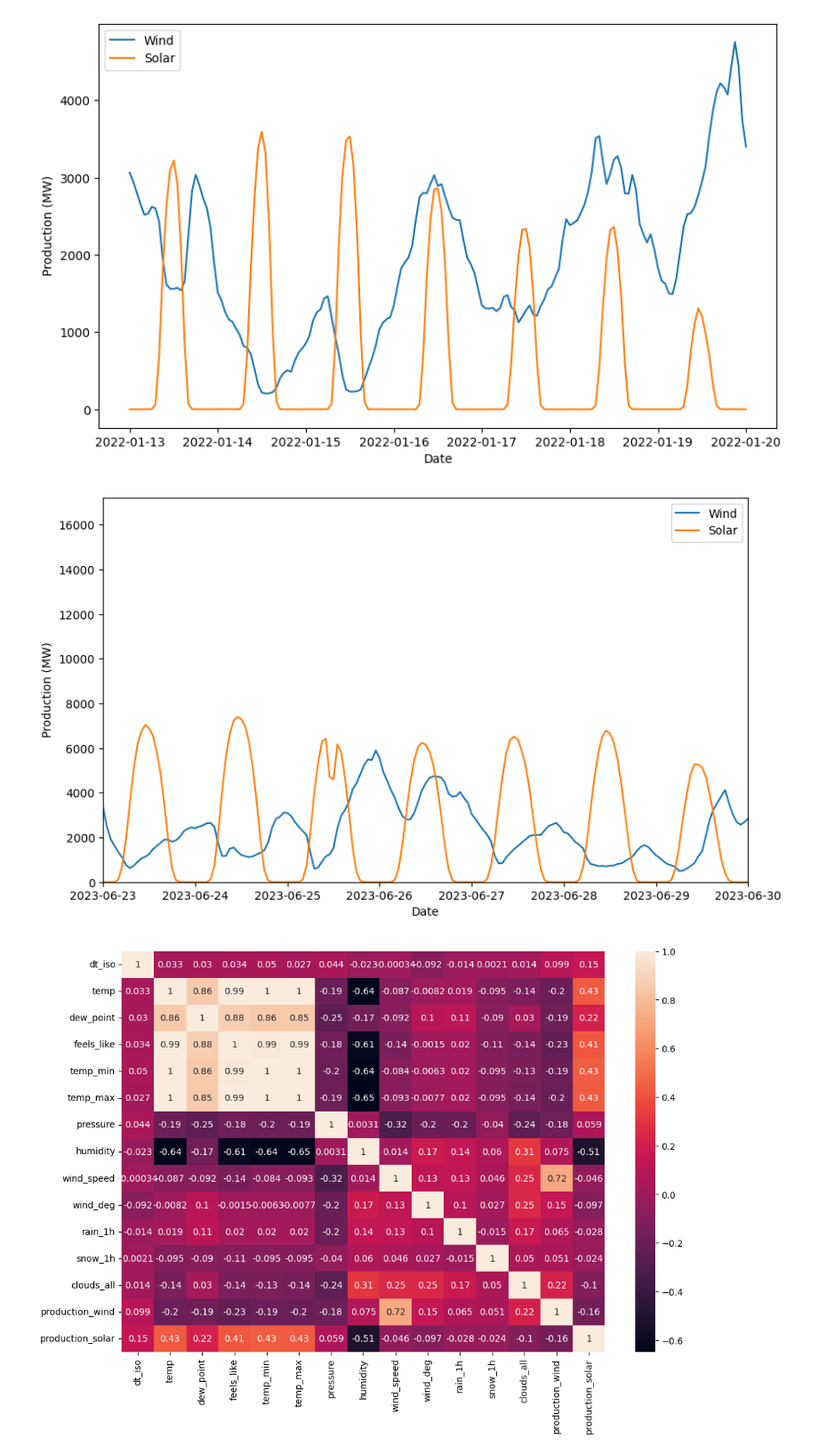
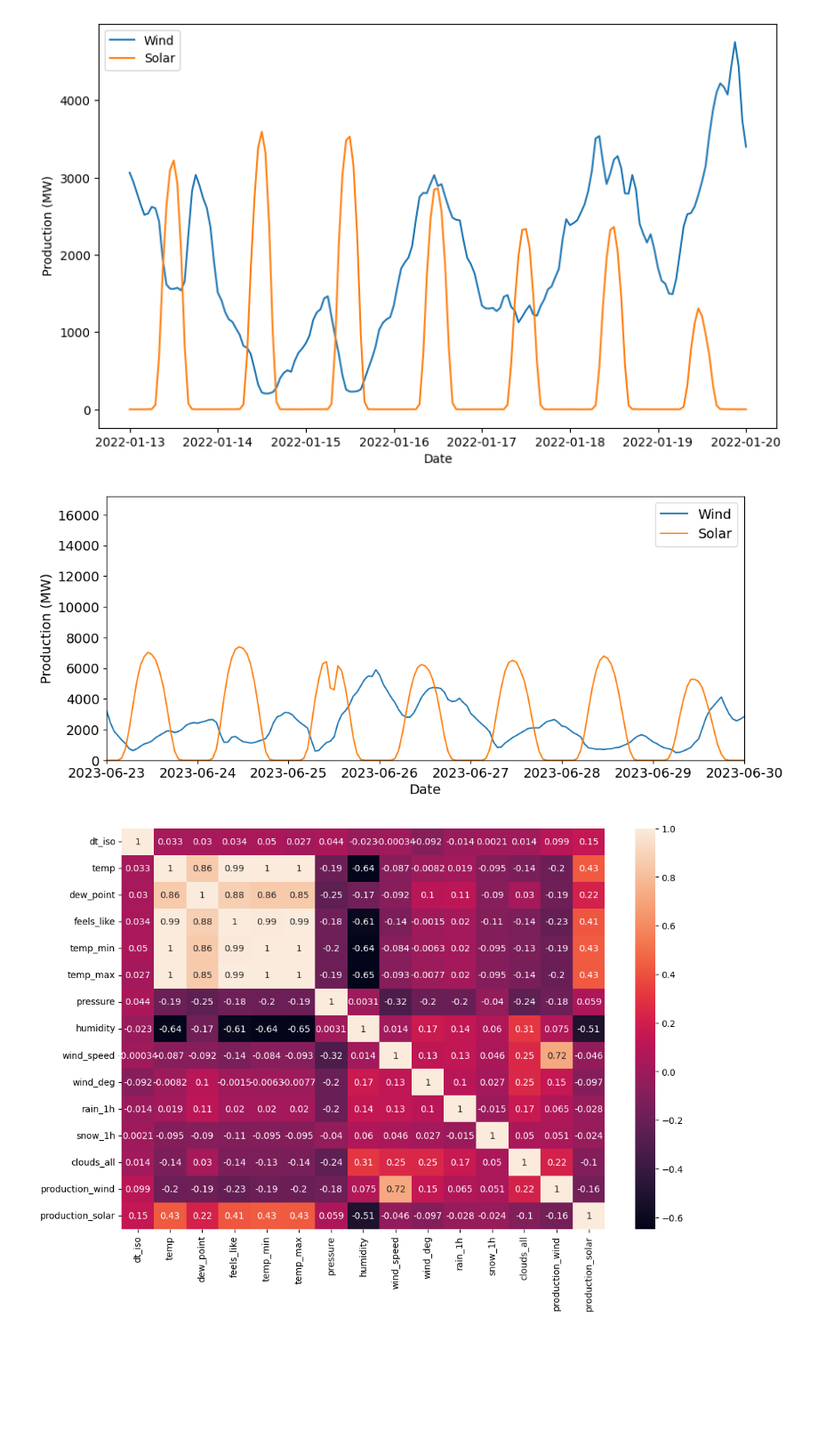
Before and after one commit to ibrahimmkhalid/data-228-project, a Jupyter notebook: exploring.sync.ipynb, the cells around one changed output. Shown: that part at 89% size. Drawn from its saved outputs; the diff is of its cells as text; code cells hidden in the pictures; blank space fills up the shorter version.

```diff
--- a/exploring.sync.ipynb
+++ b/exploring.sync.ipynb
@@ -346,30 +346,32 @@ plt.show()
 # %% [output]
 [figure]
 # %%
-fig, ax = plt.subplots(figsize=(10, 6))
+plt.rcParams.update({'font.size': 14})  # Set font size to 14
+fig, ax = plt.subplots(figsize=(12, 5))
 line1, = ax.plot([], [], label="Wind")
 line2, = ax.plot([], [], label="Solar")
 ax.legend()
 ax.set_ylim(0, max(df["production_wind"].max(), df["production_solar"].max()))
 ax.set_xlabel("Date")
 ax.set_ylabel("Production (MW)")
 def animate(i):
     start_date = df["dt_iso"].min() + datetime.timedelta(days=i)
     end_date = start_date + datetime.timedelta(days=number_of_days)
     df_plot = df[(df["dt_iso"] >= start_date) & (df["dt_iso"] <= end_date)]
     line1.set_data(df_plot["dt_iso"], df_plot["production_wind"])
     line2.set_data(df_plot["dt_iso"], df_plot["production_solar"])
     ax.set_xlim(start_date, end_date)
     return line1, line2
 
 ani = animation.FuncAnimation(fig,
                               animate,
                               frames=int((df["dt_iso"].max() - df["dt_iso"].min()).days - number_of_days + 1),
                               interval=75,
                               blit=True)
 ani.save("energy_production.mp4")
+plt.rcParams.update({'font.size': plt.rcParamsDefault['font.size']})
 # %% [output]
-[figure, old version]
+[figure, new version]
 # %%
 plt.figure(figsize=(12, 8))
 sns.heatmap(df.corr(), annot=True)
```
Also changed, not shown: parts of 3 cells of this notebook, 1 other file.
